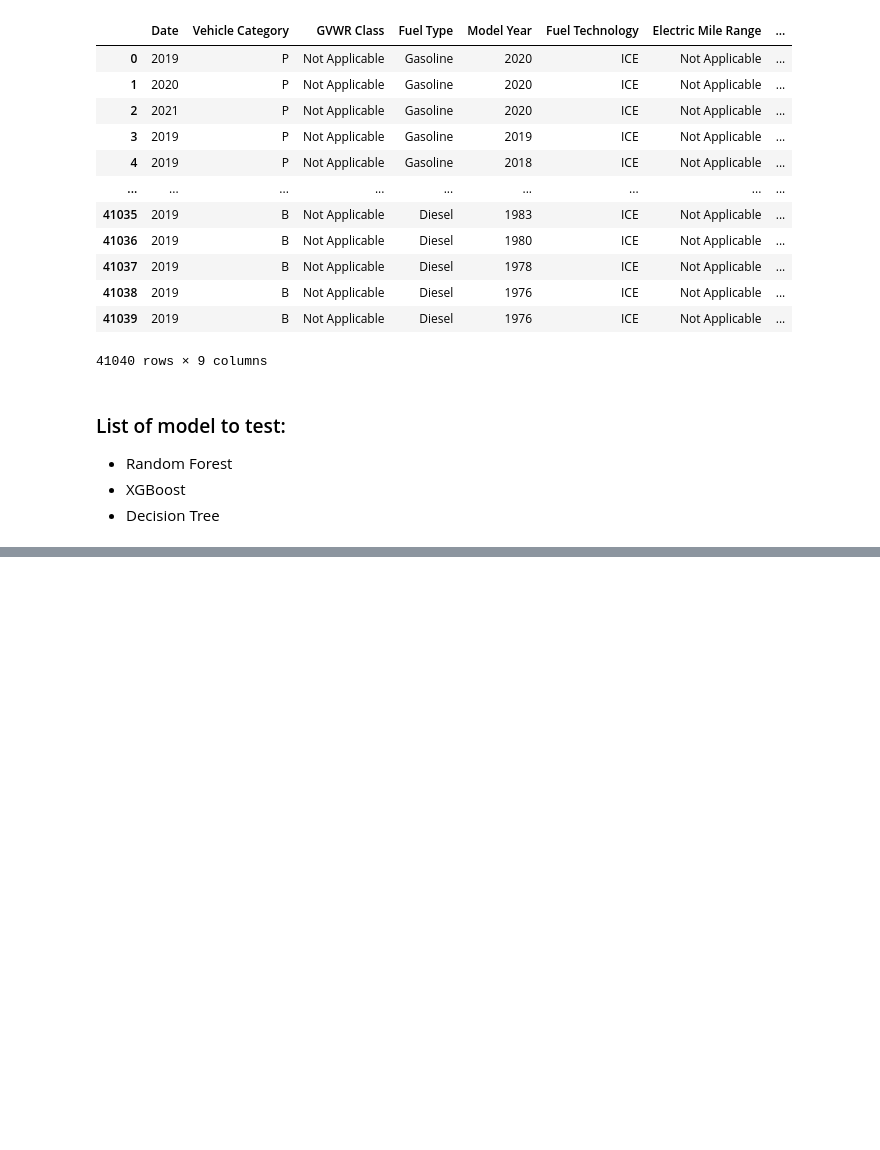
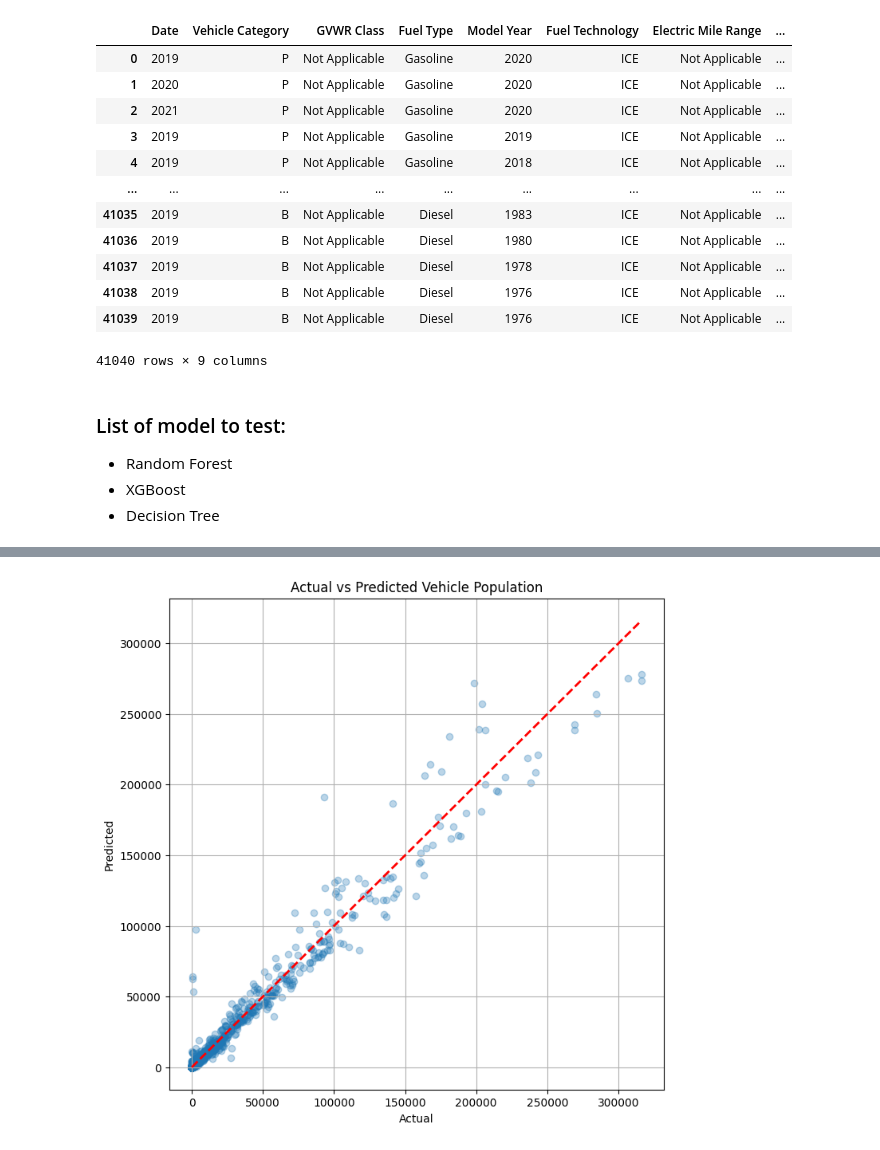
Before and after one commit to hiitsmocha/rice-datathon-2025, a Jupyter notebook: EDA.ipynb, the cells around one changed output, grey strips where cells are left out. Drawn from its saved outputs; the diff is of its cells as text; code cells hidden in the pictures; blank space fills up the shorter version.

```diff
--- a/EDA.ipynb
+++ b/EDA.ipynb
@@ -155,4 +158,4 @@ dtype: int64
 # Split data
 X = data.drop(columns=["Vehicle Population"])
 y = data["Vehicle Population"]
-X_train, X_test, y_train, y_test = train_test_split(X, y, test_size=0.2, random_state=42)
+X_train, X_val, y_train, y_val = train_test_split(X, y, test_size=0.2, random_state=42)
@@ -295,0 +611,9 @@ Best RMSE: 3955.1616923327892
+# %%
+X_train_cat = X_train.copy()
+X_test_cat = X_test.copy()
+# Define categorical columns
+categorical_cols = list(X_train_cat.columns)
+# Convert all columns to string
+X_train_cat[categorical_cols] = X_train_cat[categorical_cols].astype(str)
+# X_val[categorical_cols] = X_val[categorical_cols].astype(str)
+X_train_cat[categorical_cols] = X_train_cat[categorical_cols].astype(str)
@@ -295,0 +812,4 @@ Best RMSE: 3955.1616923327892
+# %%
+# Train the model with the best parameters
+lgb_model_best = LGBMRegressor(**best_params_lgb)
+lgb_model_best.fit(X_train_lgb, y_train)
@@ -295,0 +1003,57 @@ Best RMSE: 3955.1616923327892
+# %%
+import numpy as np
+from sklearn.metrics import mean_absolute_error, mean_squared_error, r2_score
+
+# Step 1: Generate predictions from base models
+rf_preds_1 = random_forest_model.predict(X_test)  # First Random Forest model
+rf_preds_2 = random_forest_model_2.predict(X_test)  # Second Random Forest model (with different hyperparameters)
+cb_preds = best_catboost_model.predict(X_test_cat)  # CatBoost predictions
+
+# Step 2: Apply weighted averaging
+rf_weight = 0.75  # Give more importance to Random Forest
+rf_2_weight = 0.25  # Slightly lower weight to the second Random Forest
+cb_weight = 0.00  # Less weight to CatBoost
+
+# # Combining predictions using weighted averaging
+# stacked_preds = (rf_weight * rf_preds_1) + (rf_2_weight * rf_preds_2) + (cb_weight * cb_preds)
+
+# # Step 3: Ensure non-negative predictions (as vehicle population can't be negative)
+# stacked_preds = np.maximum(stacked_preds, 0)
+# Step 2: Create a new dataset using model predictions as features
+stacked_features = np.column_stack((rf_preds_1, rf_preds_2, cb_preds))
+
+# Step 3: Train the meta-model (using RF predictions as the main guidance)
+meta_model = LinearRegression()
+meta_model.fit(stacked_features, y_test)
+
+# Step 4: Predict using the meta-model
+stacked_preds = meta_model.predict(stacked_features)
+
+# Step 5: Ensure non-negative predictions (since vehicle population can't be negative)
+stacked_preds = np.maximum(stacked_preds, 0)
+# Step 4: Evaluate performance
+rmse_stacked = np.sqrt(mean_squared_error(y_test, stacked_preds))
+mae_stacked = mean_absolute_error(y_test, stacked_preds)
+r2_stacked = r2_score(y_test, stacked_preds)
+
+# Print evaluation metrics
+print("*" * 50)
+print("TEST SET (Weighted Averaging with Two RF Models)")
+print(f"Mean Absolute Error (MAE): {mae_stacked}")
+print(f"Root Mean Squared Error (RMSE): {rmse_stacked}")
+print(f"R-squared (R2): {r2_stacked}")
+
+# Step 5: Show predictions
+results_df = pd.DataFrame({'y_test': y_test, 'y_pred': stacked_preds})
+print(results_df)
+# Plot the actual vs predicted values
+plt.figure(figsize=(8, 8))
+plt.scatter(y_test, stacked_preds, alpha=0.3)
+plt.plot([y_test.min(), y_test.max()], [y_test.min(), y_test.max()], 'r--', lw=2)
+plt.xlabel('Actual')
+plt.ylabel('Predicted')
+plt.title('Actual vs Predicted Vehicle Population')
+plt.grid(True)
+plt.show()
+results_df.to_csv('/Users/trongphan/Downloads/Rice_Datathon/rice-datathon-2025/output/results.csv', index=False)
+# %% [output]
@@ -295,0 +1079 @@ Best RMSE: 3955.1616923327892
+[figure, added]
```
Also changed, not shown: parts of 56 cells of this notebook, 6 other files.
